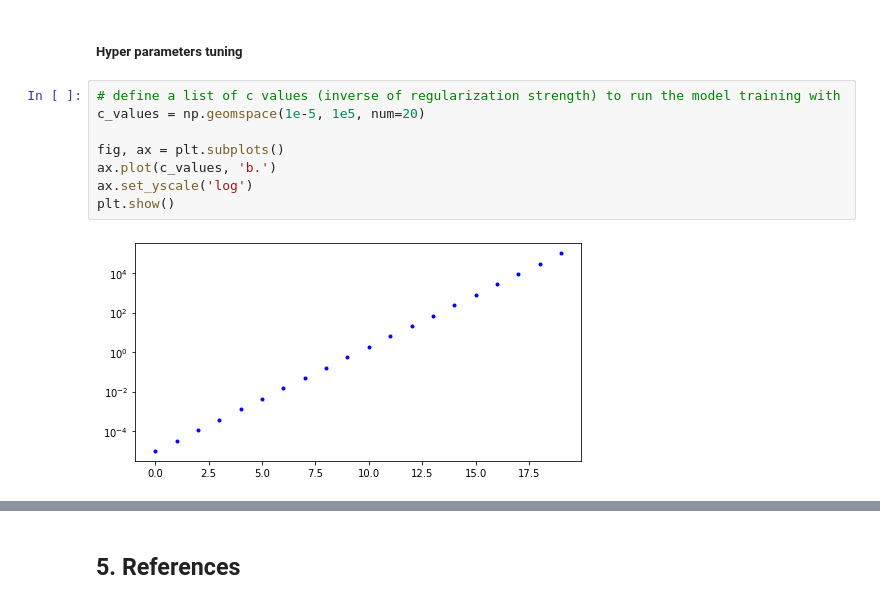
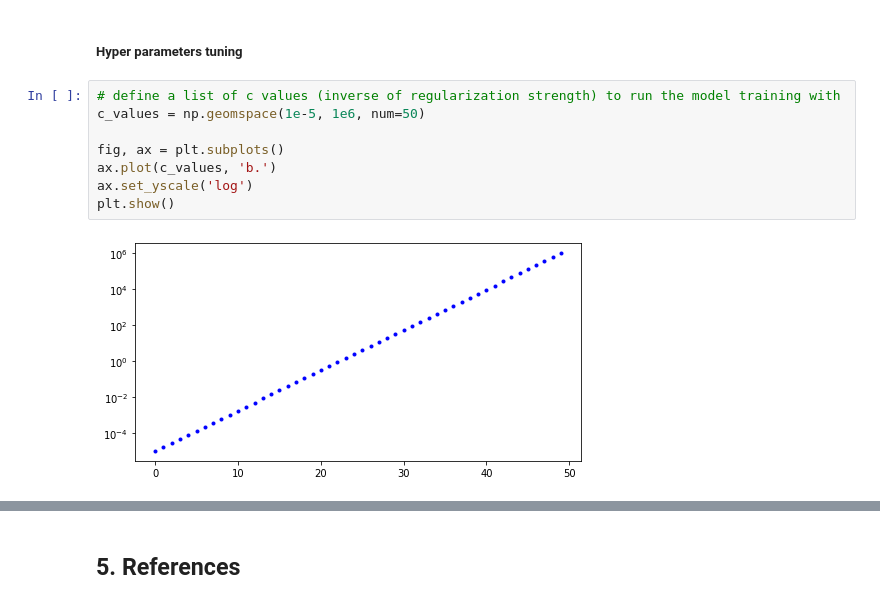
Before and after one commit to przemekbil/PfDA_2021_project, a Jupyter notebook: Project.ipynb, the cells around one changed output, grey strips where cells are left out. Cells and saved outputs as stored; diff of their text form.

```diff
--- a/Project.ipynb
+++ b/Project.ipynb
@@ -914,14 +914,14 @@ weighted avg       0.87      0.78      0.80      9600
 #####  Hyper parameters tuning
 # %%
 # define a list of c values (inverse of regularization strength) to run the model training with
-c_values = np.geomspace(1e-5, 1e5, num=20)
+c_values = np.geomspace(1e-5, 1e6, num=50)
 
 fig, ax = plt.subplots()
 ax.plot(c_values, 'b.')
 ax.set_yscale('log')
 plt.show()
 # %% [output]
-[figure, old version]
+[figure, new version]
 # %%
 %%time
 scores_df = pd.DataFrame(columns = ['C', 'max_iter','Score', 'Log loss'])
```
Also changed, not shown: parts of 4 cells of this notebook.
